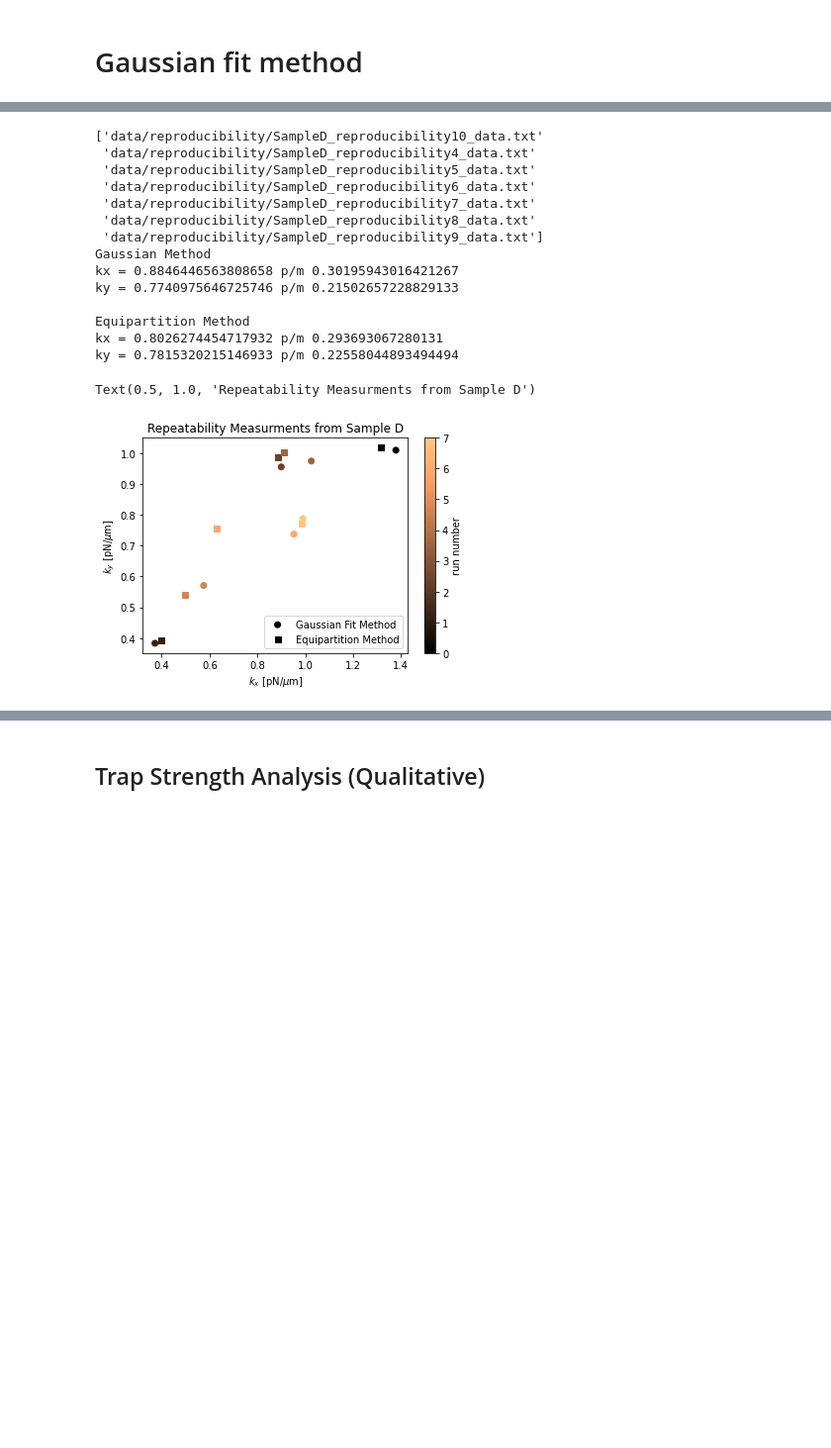
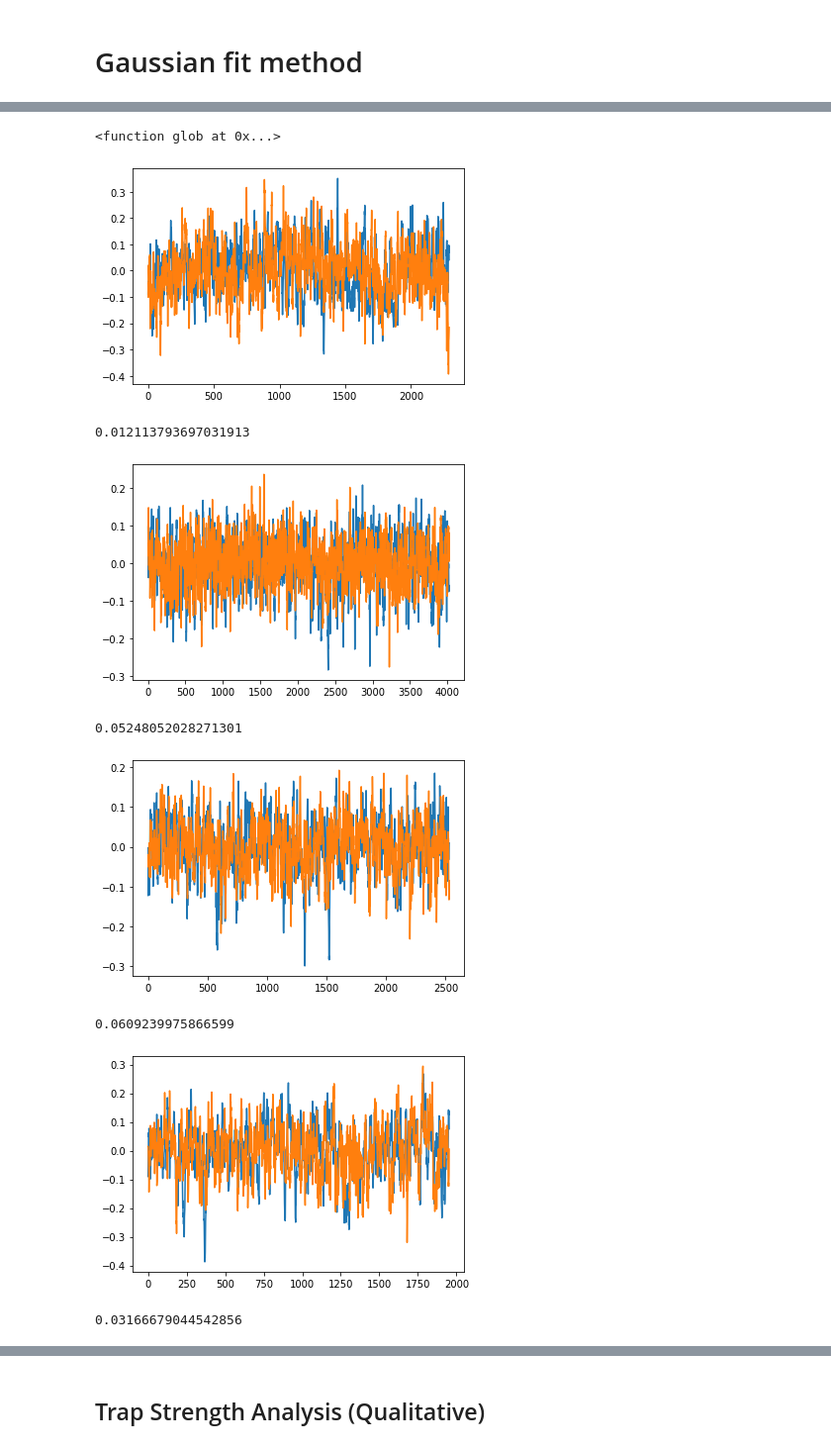
Before and after one commit to Ham0osh/Phys322W-OT, a Jupyter notebook: notebook.ipynb, the cells around one changed output, grey strips where cells are left out. Shown at 99% size. Drawn from its saved outputs; the diff is of its cells as text; code cells hidden in the pictures; blank space fills up the shorter version.

```diff
--- a/notebook.ipynb
+++ b/notebook.ipynb
@@ -294,52 +326,63 @@ k_y = 0.20774767451526735
 # %%
-filenames = np.sort(glob('data/reproducibility/*[!1-3]_data.txt'))
-print(filenames)
+filenames1 = np.sort(glob('data/reproducibility/*[!1-3]_data.txt'))
+filenames2 = np.array(glob(('data/reproducibility/Strong*')))
+print(glob)
+filenames = np.concatenate((filenames1, filenames2))
+# print(filenames)
 
 k_arr = []
 k_arr_strength_eqi = []
+error_arr = []
 for filename in filenames:
     ret = extract_data(filename)
     analysis2 = gaussian_analysis(ret.x_dec, ret.y_dec)
     # print(f"Via Gaussian Fit Method\nk_x = {analysis2.k_x}\nk_y = {analysis2.k_y}")
     k_arr.append([analysis2.k_x, analysis2.k_y])
+    plt.plot(ret.x)
+    plt.plot(ret.y)
+    plt.show()
+    std_sigma = np.sqrt(np.diag(analysis2.pCov_x))[1]
+    sigma = analysis2.pOpt_x[1]
+    kx_error = analysis2.k_x*2*k_b*10**18*T/sigma**3*std_sigma
+
+    std_sigma = np.sqrt(np.diag(analysis2.pCov_y))[1]
+    sigma = analysis2.pOpt_y[1]
+    ky_error = analysis2.k_y*2*k_b*10**18*T/sigma**3*std_sigma
+    print(ky_error)
+
+    #plt.errorbar(analysis2.k_x, analysis2.k_y, yerr = ky_error, xerr = kx_error, fmt = 'k')
+
     k_x, k_y = get_k_equipartition(ret.x_dec, ret.y_dec)
     k_arr_strength_eqi.append([k_x,k_y])
 
 
 k_arr = np.array(k_arr)
 k_arr_strength_eqi = np.array(k_arr_strength_eqi)
 print("Gaussian Method")
 print(f"kx = {np.mean(k_arr[:,0])} p/m {np.std(k_arr[:,0])}")
 print(f"ky = {np.mean(k_arr[:,1])} p/m {np.std(k_arr[:,1])}")
 
 print("\nEquipartition Method")
 print(f"kx = {np.mean(k_arr_strength_eqi[:,0])} p/m {np.std(k_arr_strength_eqi[:,0])}")
 print(f"ky = {np.mean(k_arr_strength_eqi[:,1])} p/m {np.std(k_arr_strength_eqi[:,1])}")
 
-plt.show()
-plt.scatter(k_arr[:,0], k_arr[:,1], marker = 'o',c = np.linspace(0,7,len(k_arr[:,0])),cmap = 'copper',  label="Gaussian Fit Method")
-plt.scatter(k_arr_strength_eqi[:,0], k_arr_strength_eqi[:,1], marker = 's', c = np.linspace(0,7,len(k_arr[:,0])), cmap  = 'copper', label = "Equipartition Method")
+
+plt.scatter(k_arr[:,0], k_arr[:,1], marker = 'o',c = np.linspace(0,len(filenames),len(k_arr[:,0])),cmap = 'copper',  label="Gaussian Fit Method")
+plt.scatter(k_arr_strength_eqi[:,0], k_arr_strength_eqi[:,1], marker = 's', c = np.linspace(0,len(filenames),len(k_arr[:,0])), cmap  = 'copper', label = "Equipartition Method")
 
 
 plt.colorbar(label = 'run number')
 plt.xlabel(r"$k_x$ [pN/$\mu$m]")
 plt.ylabel(r"$k_y$ [pN/$\mu$m]")
 plt.legend()
 plt.title("Repeatability Measurments from Sample D") # lol
 # %% [output]
-['data/reproducibility/SampleD_reproducibility10_data.txt'
- 'data/reproducibility/SampleD_reproducibility4_data.txt'
- 'data/reproducibility/SampleD_reproducibility5_data.txt'
- 'data/reproducibility/SampleD_reproducibility6_data.txt'
- 'data/reproducibility/SampleD_reproducibility7_data.txt'
- 'data/reproducibility/SampleD_reproducibility8_data.txt'
- 'data/reproducibility/SampleD_reproducibility9_data.txt']
-Gaussian Method
-kx = 0.8846446563808658 p/m 0.30195943016421267
-ky = 0.7740975646725746 p/m 0.21502657228829133
-
-Equipartition Method
-kx = 0.8026274454717932 p/m 0.293693067280131
-ky = 0.7815320215146933 p/m 0.22558044893494494
+<function glob at 0x...>
+[figure, new version]
-Text(0.5, 1.0, 'Repeatability Measurments from Sample D')
+0.012113793697031913
-[figure, old version]
+[figure, added]
+0.05248052028271301
+[figure, added]
+0.0609239975866599
+[figure, added]
+0.03166679044542856
```
Also changed, not shown: parts of 11 cells of this notebook, 26 other files.
